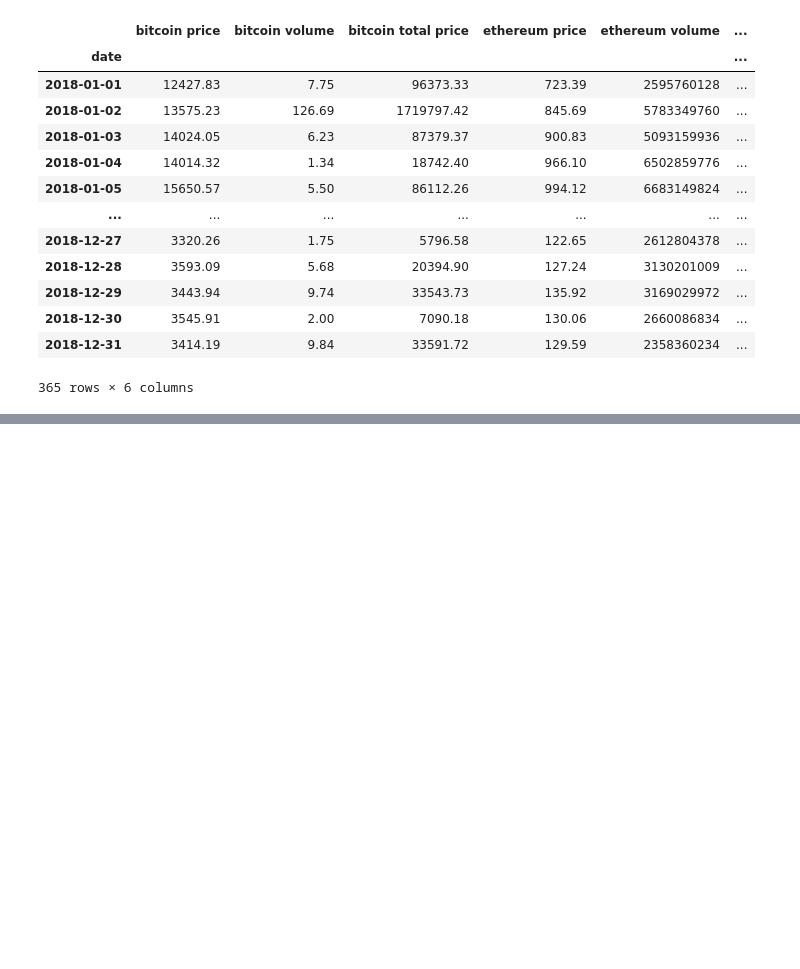
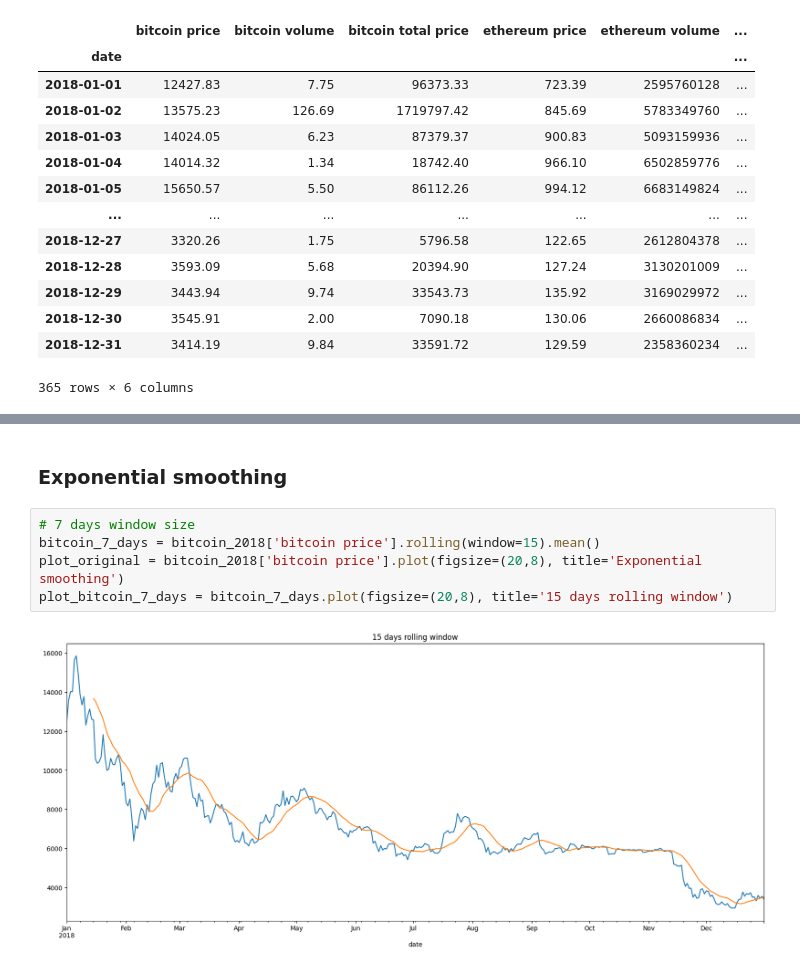
Before and after one commit to tiagohorta21/bitcoin_idc, a Jupyter notebook: main.ipynb, the cells around one changed output, grey strips where cells are left out. Saved outputs shown, nothing was run; the diff lists cells and outputs as text; blank space fills up the shorter version.

```diff
--- a/main.ipynb
+++ b/main.ipynb
@@ -371,0 +395,9 @@ The conclusion is that even the bitcoin being more popular and more expensive ov
+# %% [markdown]
+### Exponential smoothing
+# %%
+# 7 days window size
+bitcoin_7_days = bitcoin_2018['bitcoin price'].rolling(window=15).mean()
+plot_original = bitcoin_2018['bitcoin price'].plot(figsize=(20,8), title='Exponential smoothing')
+plot_bitcoin_7_days = bitcoin_7_days.plot(figsize=(20,8), title='15 days rolling window')
+# %% [output]
+[figure, added]
```
Also changed, not shown: parts of 52 cells of this notebook, 3 other files.
